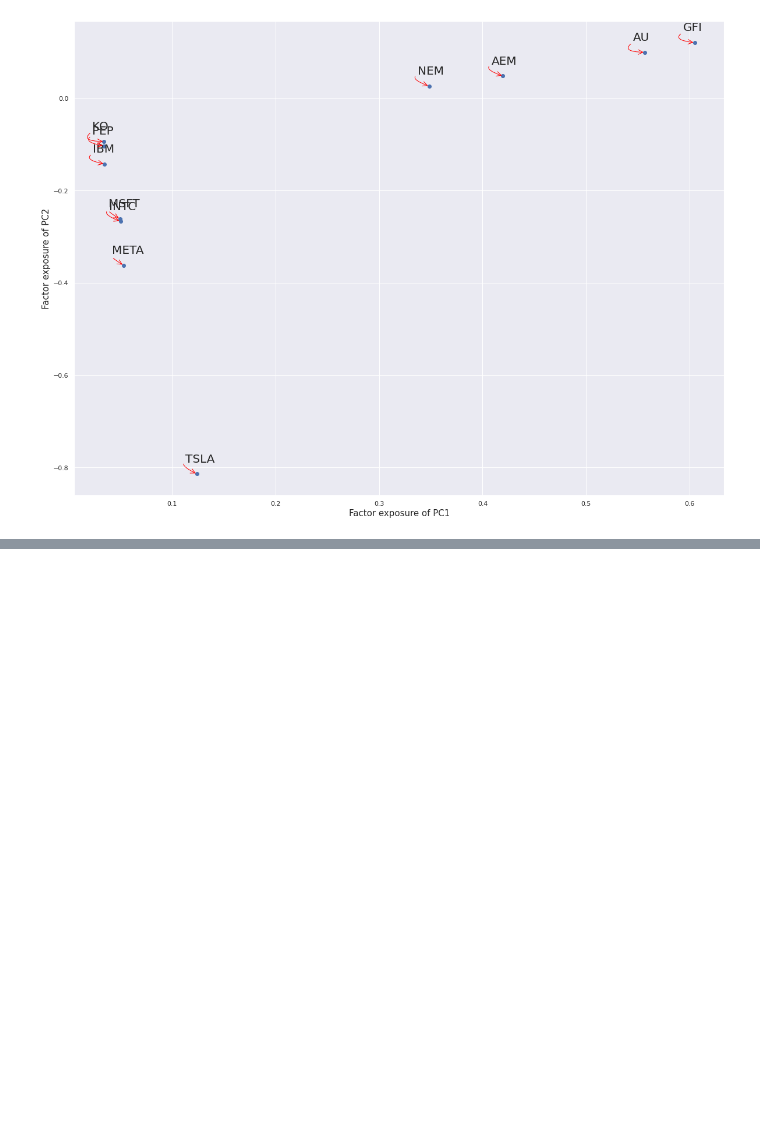
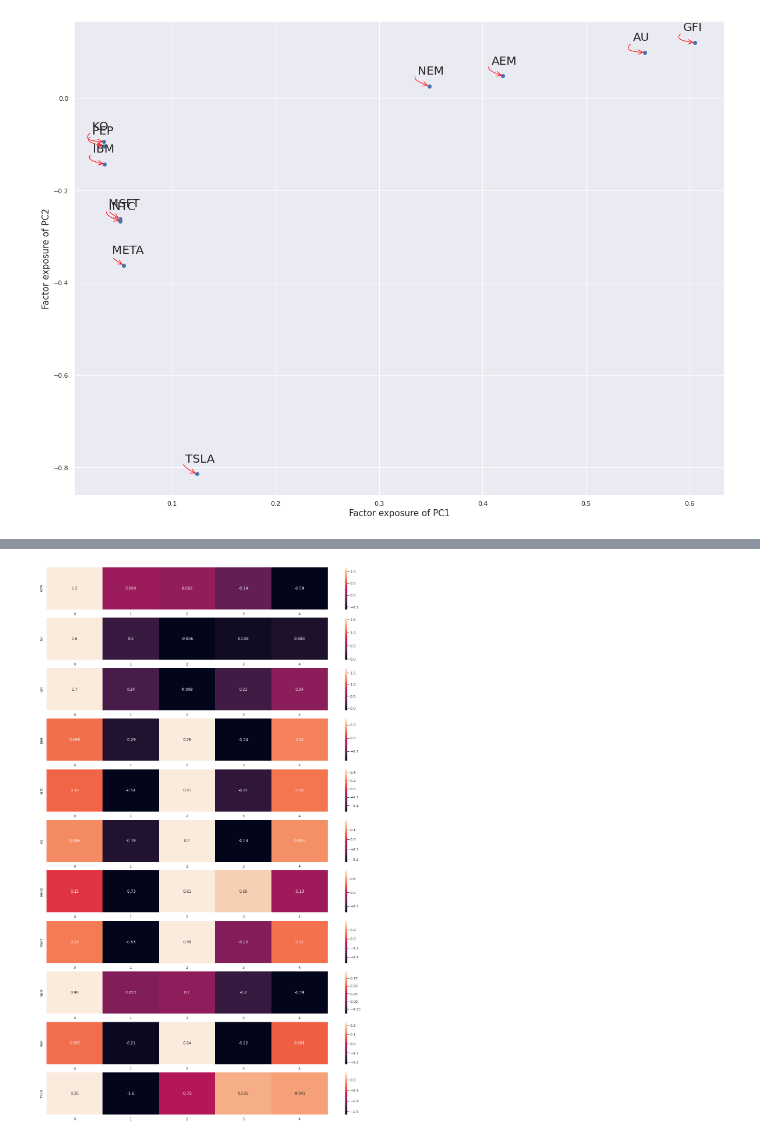
Before and after one commit to bhavinmoriya/Python-for-Financial-Analysis-and-Algorithmic-Trading, a Jupyter notebook: singular-value-decomposition-in-finance.ipynb, the cells around one changed output, grey strips where cells are left out. Drawn from its saved outputs; the diff is of its cells as text; code cells hidden in the pictures; blank space fills up the shorter version.

```diff
--- a/singular-value-decomposition-in-finance.ipynb
+++ b/singular-value-decomposition-in-finance.ipynb
@@ -272,0 +295,10 @@ a, b = prin_cmp_analysis(df_return, 5)
+# %%
+fig, ax = plt.subplots(11,1,figsize=(20,32))
+ax = ax.flatten()
+for i in range(11):
+    sns.heatmap((v[:,i] * sigma).reshape(1,-1),annot=True,
+               ax=ax[i],
+               yticklabels=[df.columns[i]]
+               );
+# %% [output]
+[figure, added]
```
Also changed, not shown: parts of 12 cells of this notebook.
